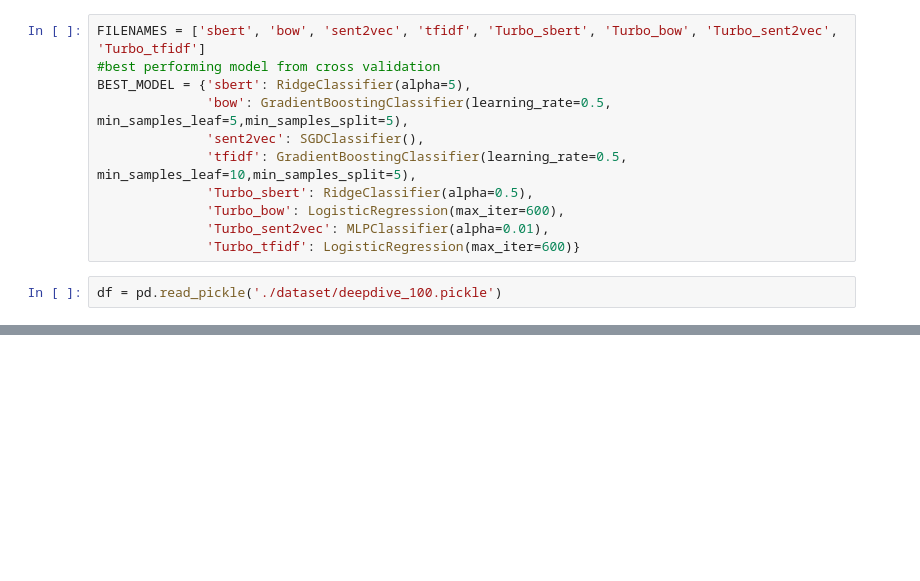
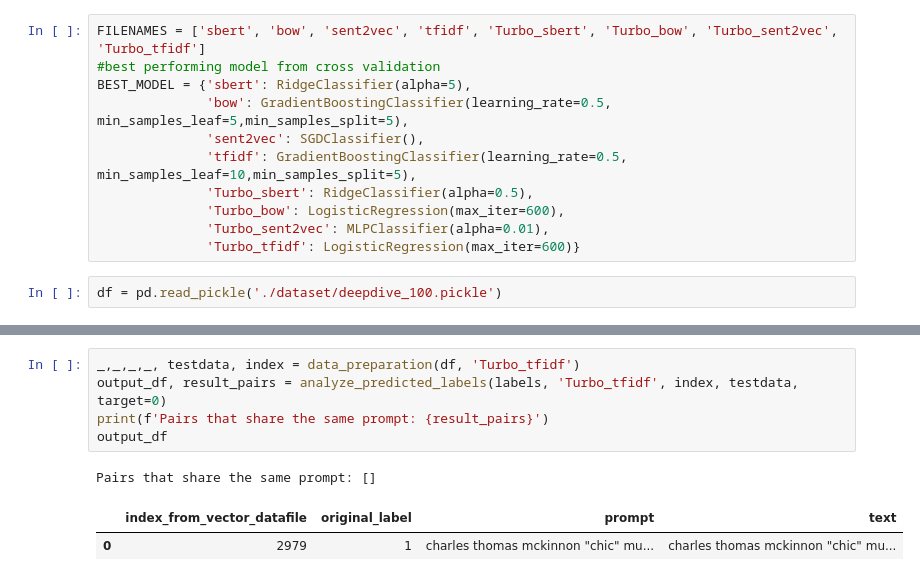
Before and after one commit to yvonne-yiqin-zhang/GPT_Generated_Text_Detection, a Jupyter notebook: test_dataset_deepdive.ipynb, the cells around one changed output, grey strips where cells are left out. Saved outputs shown, nothing was run; the diff lists cells and outputs as text; blank space fills up the shorter version.

```diff
--- a/test_dataset_deepdive.ipynb
+++ b/test_dataset_deepdive.ipynb
@@ -214,0 +201,9 @@ df
+# %%
+_,_,_,_, testdata, index = data_preparation(df, 'Turbo_tfidf')
+output_df, result_pairs = analyze_predicted_labels(labels, 'Turbo_tfidf', index, testdata, target=0)
+print(f'Pairs that share the same prompt: {result_pairs}')
+output_df
+# %% [output]
+Pairs that share the same prompt: []
+|  | index_from_vector_datafile | original_label | prompt | text |
+| 0 | 2979 | 1 | charles thomas mckinnon "chic" mu... | charles thomas mckinnon "chic" mu... |
```
Also changed, not shown: parts of 14 cells of this notebook, 1 other file.
